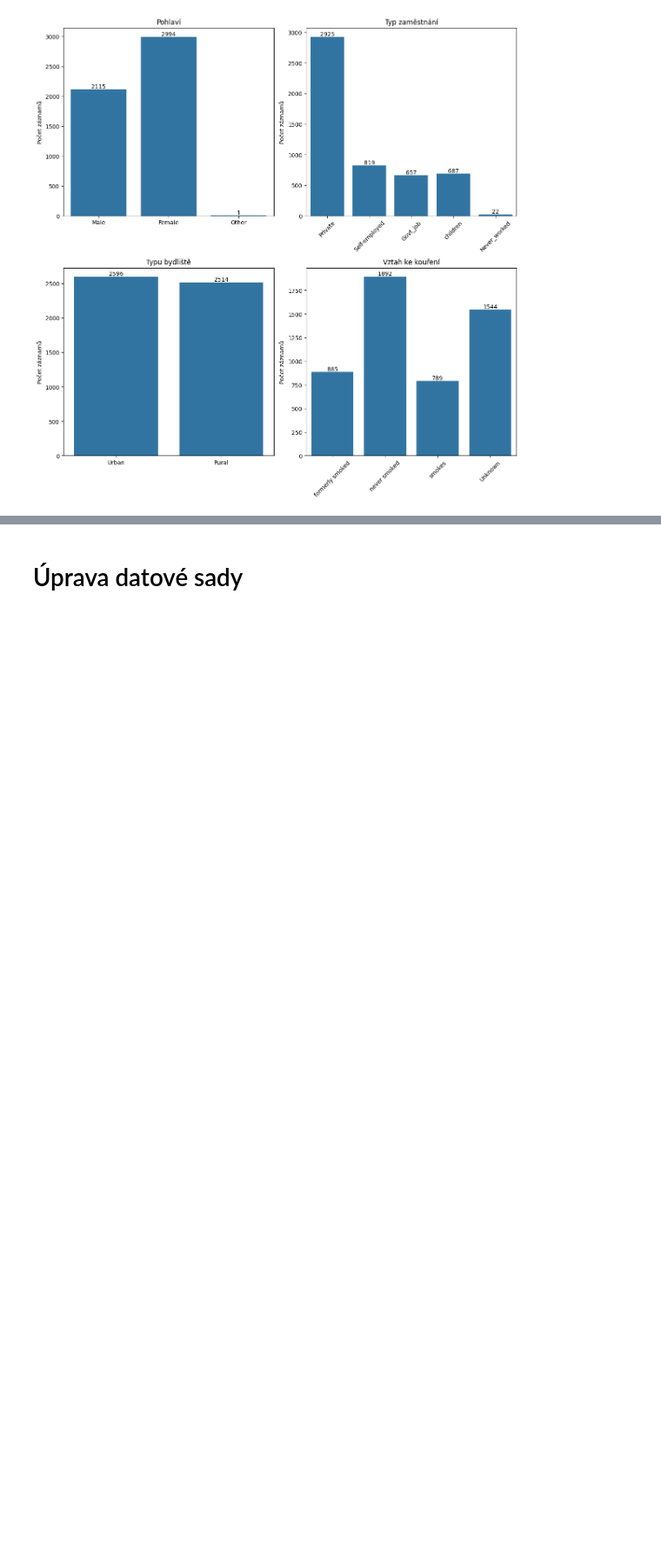
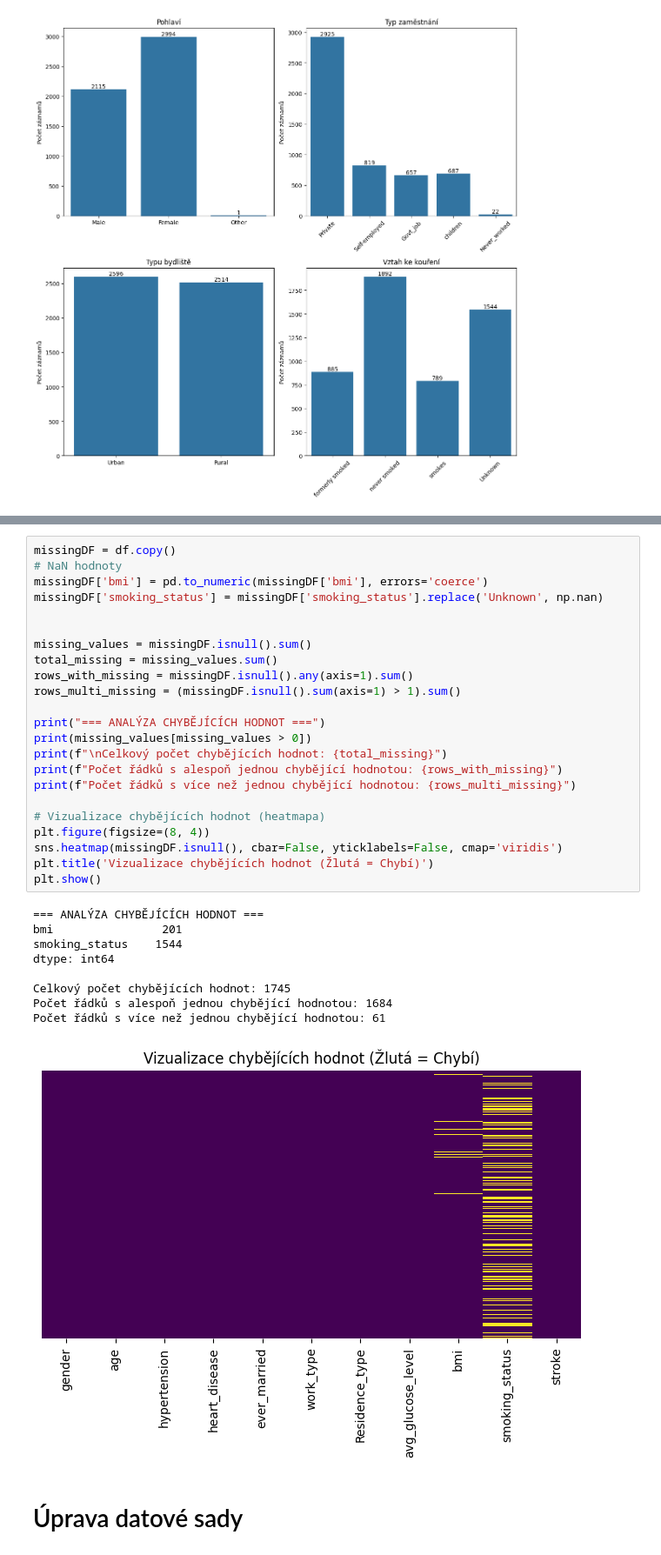
Before and after one commit to LukasKotoun/UPA, a Jupyter notebook: 3/analysis.ipynb, the cells around one changed output, grey strips where cells are left out. Shown at 87% size. Drawn from its saved outputs; the diff is of its cells as text; blank space fills up the shorter version.

Commit message:
feat: add missing values analysis

```diff
--- a/3/analysis.ipynb
+++ b/3/analysis.ipynb
@@ -308,3 +316,36 @@ plt.show()
+# %%
+missingDF = df.copy()
+# NaN hodnoty
+missingDF['bmi'] = pd.to_numeric(missingDF['bmi'], errors='coerce')
+missingDF['smoking_status'] = missingDF['smoking_status'].replace('Unknown', np.nan)
+
+
+missing_values = missingDF.isnull().sum()
+total_missing = missing_values.sum()
+rows_with_missing = missingDF.isnull().any(axis=1).sum()
+rows_multi_missing = (missingDF.isnull().sum(axis=1) > 1).sum()
+
+print("=== ANALÝZA CHYBĚJÍCÍCH HODNOT ===")
+print(missing_values[missing_values > 0])
+print(f"\nCelkový počet chybějících hodnot: {total_missing}")
+print(f"Počet řádků s alespoň jednou chybějící hodnotou: {rows_with_missing}")
+print(f"Počet řádků s více než jednou chybějící hodnotou: {rows_multi_missing}")
+
+# Vizualizace chybějících hodnot (heatmapa)
+plt.figure(figsize=(8, 4))
+sns.heatmap(missingDF.isnull(), cbar=False, yticklabels=False, cmap='viridis')
+plt.title('Vizualizace chybějících hodnot (Žlutá = Chybí)')
+plt.show()
+# %% [output]
+=== ANALÝZA CHYBĚJÍCÍCH HODNOT ===
+bmi                201
+smoking_status    1544
+dtype: int64
+
+Celkový počet chybějících hodnot: 1745
+Počet řádků s alespoň jednou chybějící hodnotou: 1684
+Počet řádků s více než jednou chybějící hodnotou: 61
+[figure, added]
 # %% [markdown]
 # Úprava datové sady
 # %% [markdown]
```
Also changed, not shown: parts of 1 cell of this notebook.
